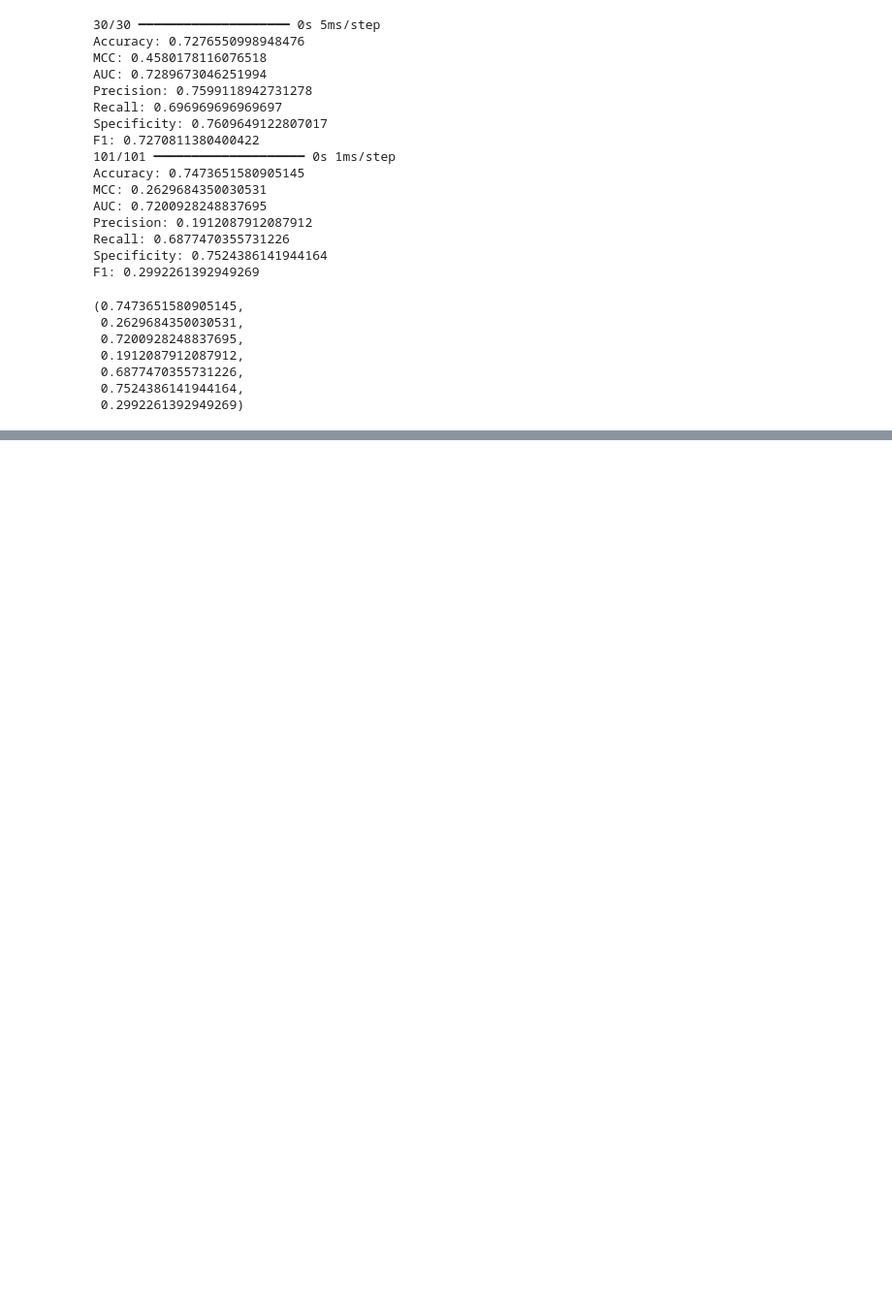
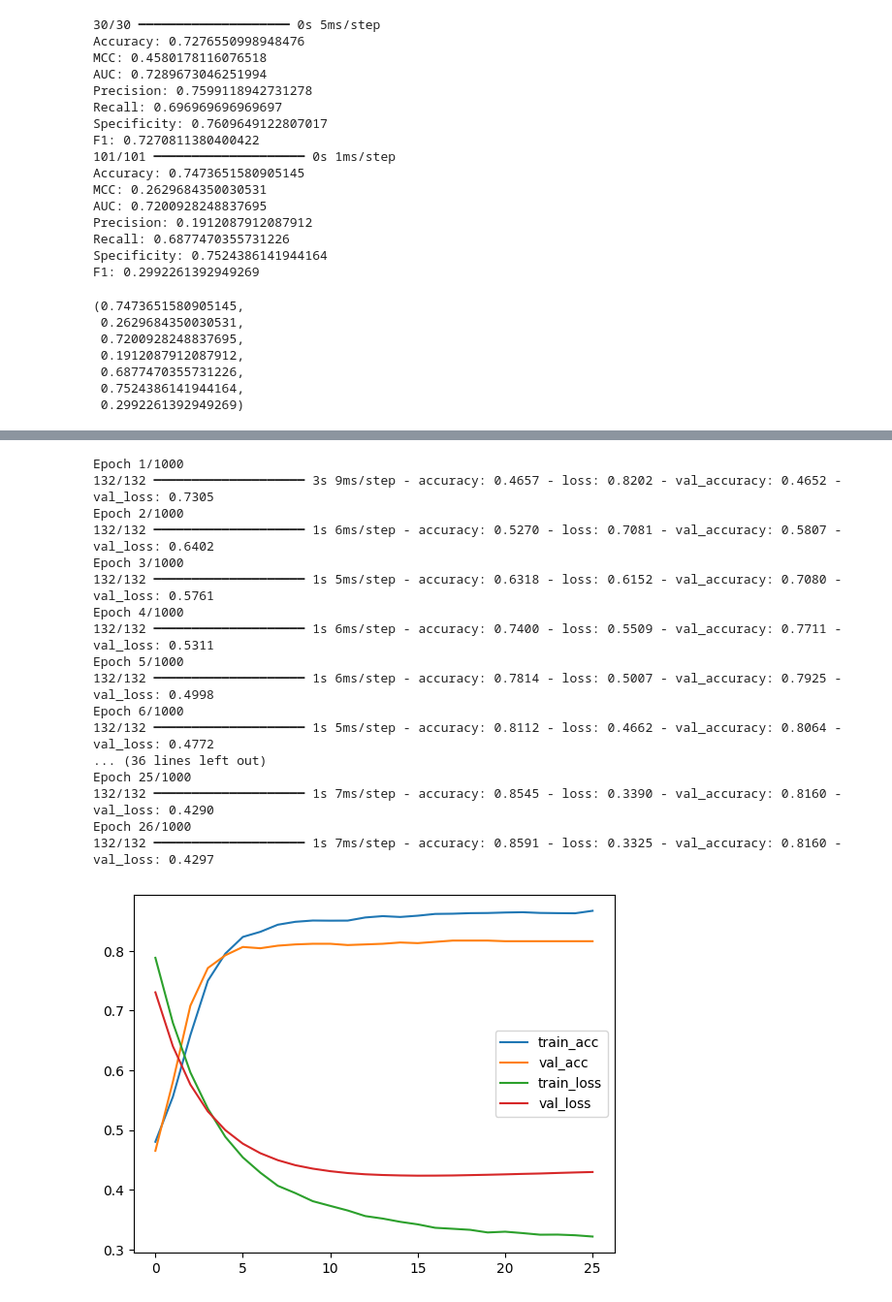
Before and after one commit to Sheldor7701/ResLysEmbed, a Jupyter notebook: models/ESM_2_embedding.ipynb, the cells around one changed output, grey strips where cells are left out. Shown at 97% size. Cells and saved outputs as stored; diff of their text form; code cells hidden in the pictures; blank space fills up the shorter version.

```diff
--- a/ESM_2_embedding.ipynb
+++ b/models/ESM_2_embedding.ipynb
@@ -752,0 +973,65 @@ F1: 0.2992261392949269
+# %%
+# Ensembling 3 models using another model
+def ensemble(models):
+    # Freeze the layers of each model
+    for model in models:
+        for layer in model.layers:
+            layer.trainable = False
+    # Get layer before the output layer for each model
+    outputs = [model.layers[-2].output for model in models]
+
+    # Concatenate the outputs
+    combined = Concatenate()(outputs)
+
+    # Add a Dense layer with 16 units
+    x = Dense(16, activation='relu')(combined)
+    x = Dropout(0.3)(x)
+
+    # Output layer
+    output_layer = Dense(1, activation='sigmoid')(combined)
+
+    # Build the ensemble model
+    ensemble_model = Model(inputs=[model.input for model in models], outputs=output_layer)
+
+    # Compile the model
+    ensemble_model.compile(optimizer=Adam(learning_rate=0.0001),
+                           loss=BinaryCrossentropy(),
+                           metrics=['accuracy'])
+
+    return ensemble_model
+
+set_seed(4)
+
+# Assuming inception_model, res_model, and simple_model each have two inputs: X_train_num and X_train_embeddings
+models = [inception_model, res_model, simple_model]
+ensemble_model = ensemble(models)
+
+# Fit the ensemble model
+history = ensemble_model.fit([X_train_num, X_train_embeddings, X_train_num, X_train_embeddings, X_train_num, X_train_embeddings],
+                             y_train,
+                             epochs=1000,
+                             batch_size=64,
+                             verbose=1,
+                             validation_data=([X_val_num, X_val_embeddings, X_val_num, X_val_embeddings, X_val_num, X_val_embeddings], y_val),
+                             callbacks=[EarlyStopping(monitor='val_loss', patience=10, restore_best_weights=True)])
+
+plot(history)
+# %% [output]
+Epoch 1/1000
+132/132 ━━━━━━━━━━━━━━━━━━━━ 3s 9ms/step - accuracy: 0.4657 - loss: 0.8202 - val_accuracy: 0.4652 - val_loss: 0.7305
+Epoch 2/1000
+132/132 ━━━━━━━━━━━━━━━━━━━━ 1s 6ms/step - accuracy: 0.5270 - loss: 0.7081 - val_accuracy: 0.5807 - val_loss: 0.6402
+Epoch 3/1000
+132/132 ━━━━━━━━━━━━━━━━━━━━ 1s 5ms/step - accuracy: 0.6318 - loss: 0.6152 - val_accuracy: 0.7080 - val_loss: 0.5761
+Epoch 4/1000
+132/132 ━━━━━━━━━━━━━━━━━━━━ 1s 6ms/step - accuracy: 0.7400 - loss: 0.5509 - val_accuracy: 0.7711 - val_loss: 0.5311
+Epoch 5/1000
+132/132 ━━━━━━━━━━━━━━━━━━━━ 1s 6ms/step - accuracy: 0.7814 - loss: 0.5007 - val_accuracy: 0.7925 - val_loss: 0.4998
+Epoch 6/1000
+132/132 ━━━━━━━━━━━━━━━━━━━━ 1s 5ms/step - accuracy: 0.8112 - loss: 0.4662 - val_accuracy: 0.8064 - val_loss: 0.4772
+... (36 lines left out)
+Epoch 25/1000
+132/132 ━━━━━━━━━━━━━━━━━━━━ 1s 7ms/step - accuracy: 0.8545 - loss: 0.3390 - val_accuracy: 0.8160 - val_loss: 0.4290
+Epoch 26/1000
+132/132 ━━━━━━━━━━━━━━━━━━━━ 1s 7ms/step - accuracy: 0.8591 - loss: 0.3325 - val_accuracy: 0.8160 - val_loss: 0.4297
+[figure, added]
```
Also changed, not shown: parts of 7 cells of this notebook.
